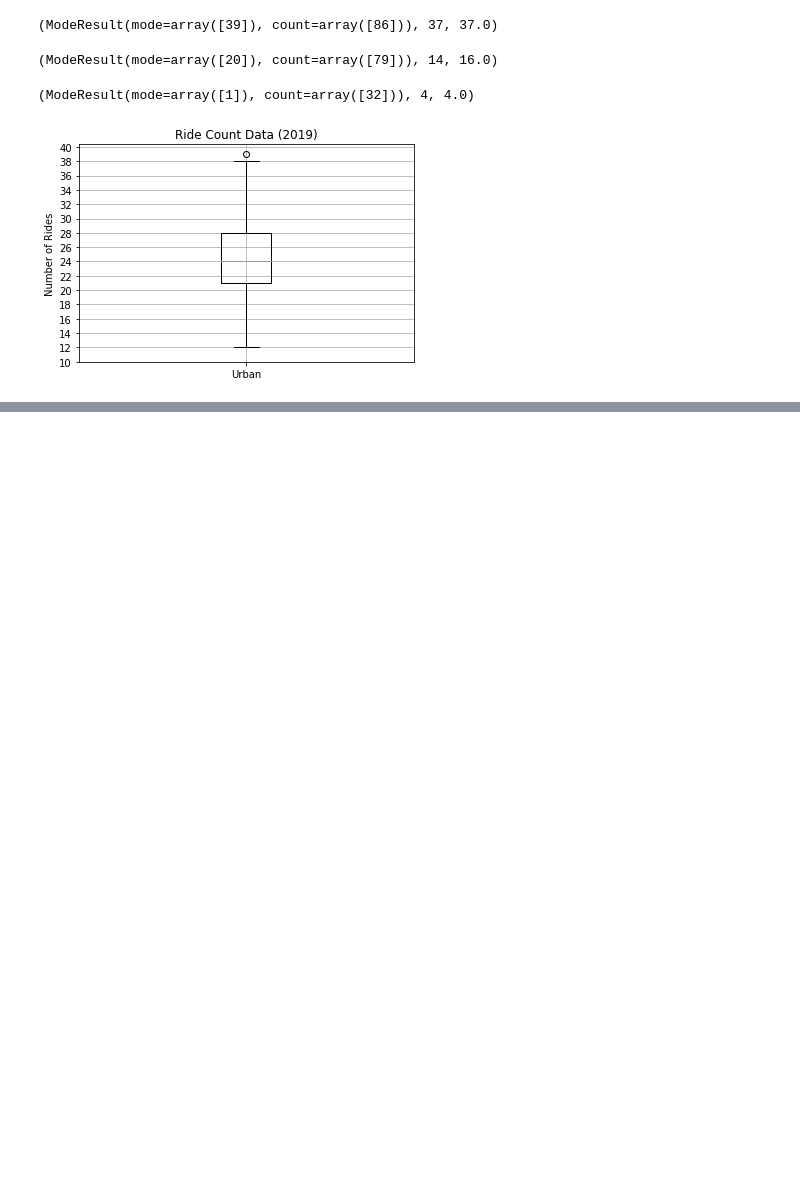
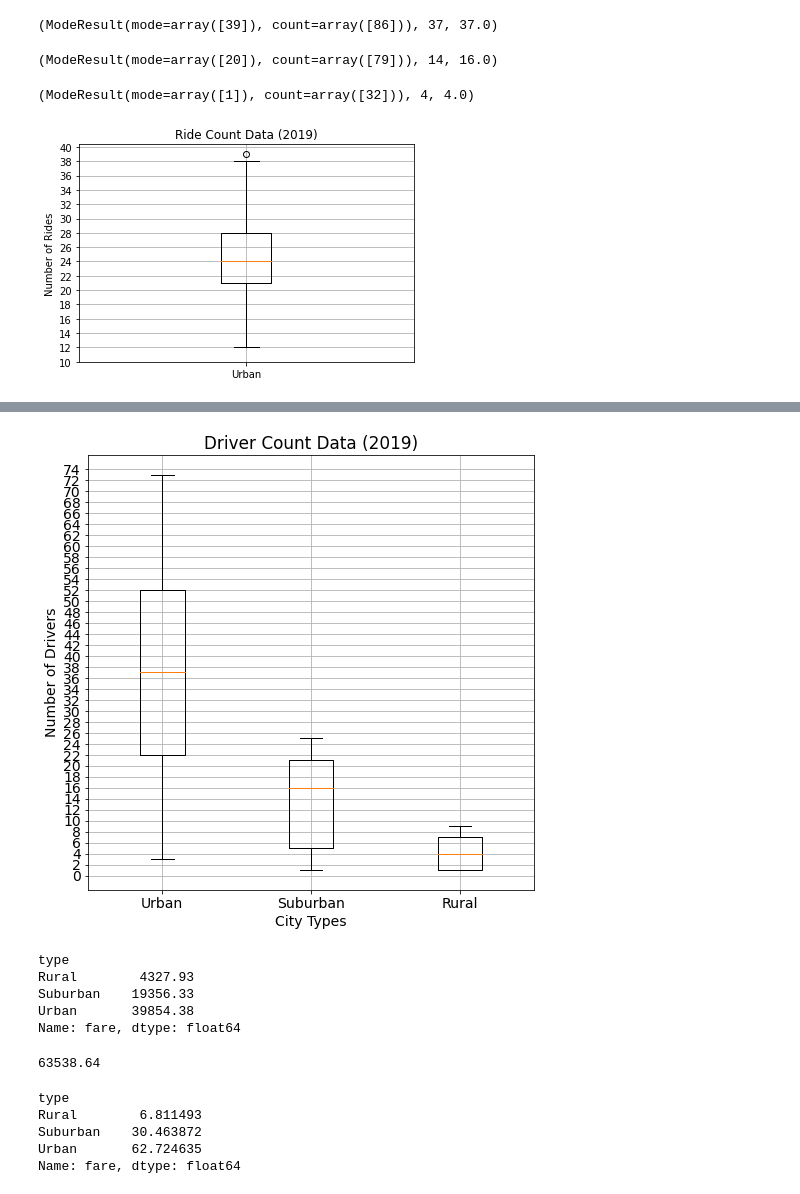
Before and after one commit to PazilatNur/PyBer_Analysis., a Jupyter notebook: PyBer.ipynb, the cells around one changed output, grey strips where cells are left out. Drawn from its saved outputs; the diff is of its cells as text; code cells hidden in the pictures; blank space fills up the shorter version.

```diff
--- a/PyBer.ipynb
+++ b/PyBer.ipynb
@@ -288,0 +327,36 @@ Name: ride_id, dtype: float64
+# %%
+fid, ax = plt.subplots(figsize=(8, 8))
+x_label_driver = ["Urban", "Suburban", "Rural"]
+driver_count=[urban_driver, suburban_driver, rural_driver]
+ax.boxplot(driver_count, labels=x_label_driver)
+ax.set_title('Driver Count Data (2019)')
+ax.set_ylabel('Number of Drivers')
+ax.set_xlabel('City Types')
+ax.set_yticks(np.arange(0, 75, step=2.0))
+ax.grid()
+plt.show()
+# %% [output]
+[figure, added]
+# %%
+fares_city_types=pyber_data_df.groupby("type").sum()["fare"]
+fares_city_types
+# %% [output]
+type
+Rural        4327.93
+Suburban    19356.33
+Urban       39854.38
+Name: fare, dtype: float64
+# %%
+total_fare=pyber_data_df["fare"].sum()
+total_fare
+# %% [output]
+63538.64
+# %%
+percentage_by_types=(fares_city_types/total_fare)*100
+percentage_by_types
+# %% [output]
+type
+Rural        6.811493
+Suburban    30.463872
+Urban       62.724635
+Name: fare, dtype: float64
```
Also changed, not shown: parts of 11 cells of this notebook, 3 other files.
